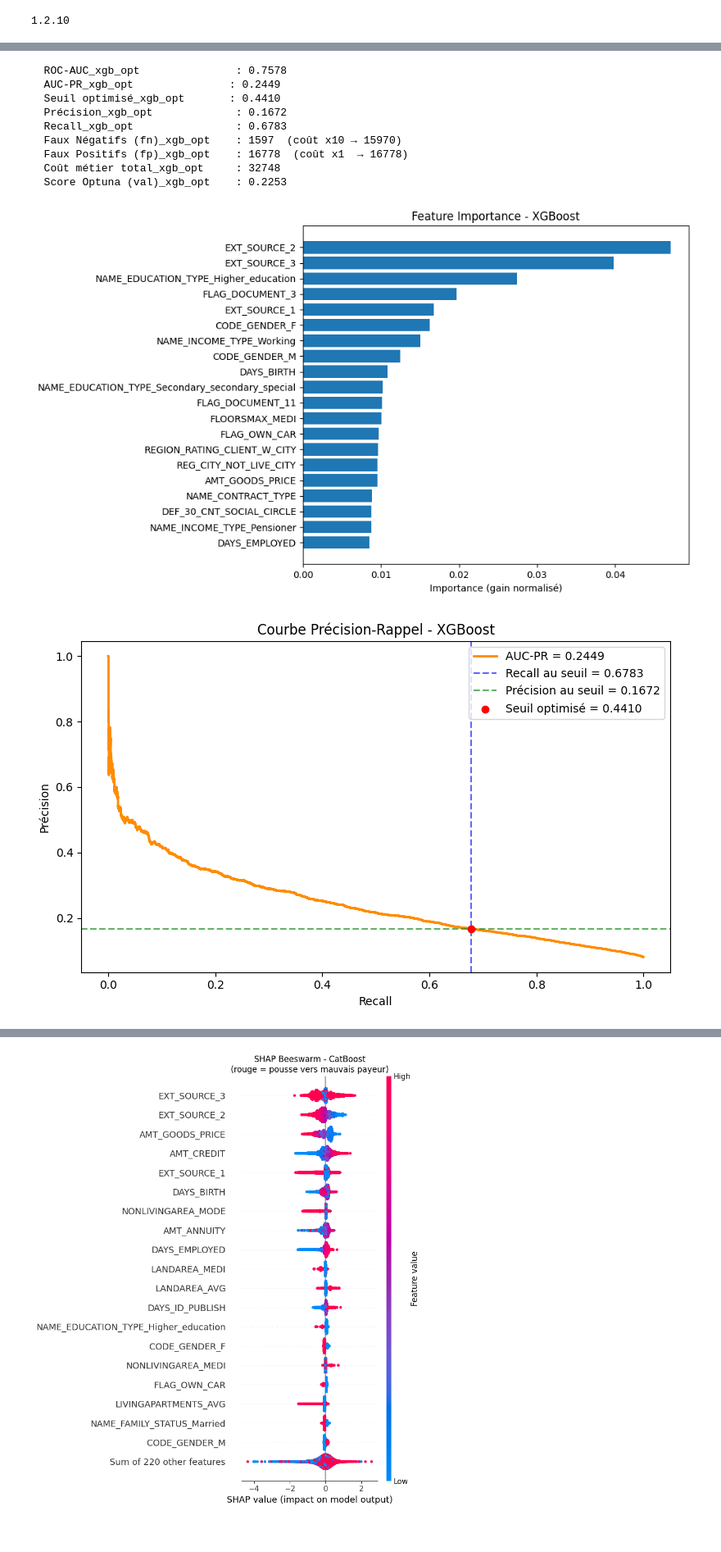
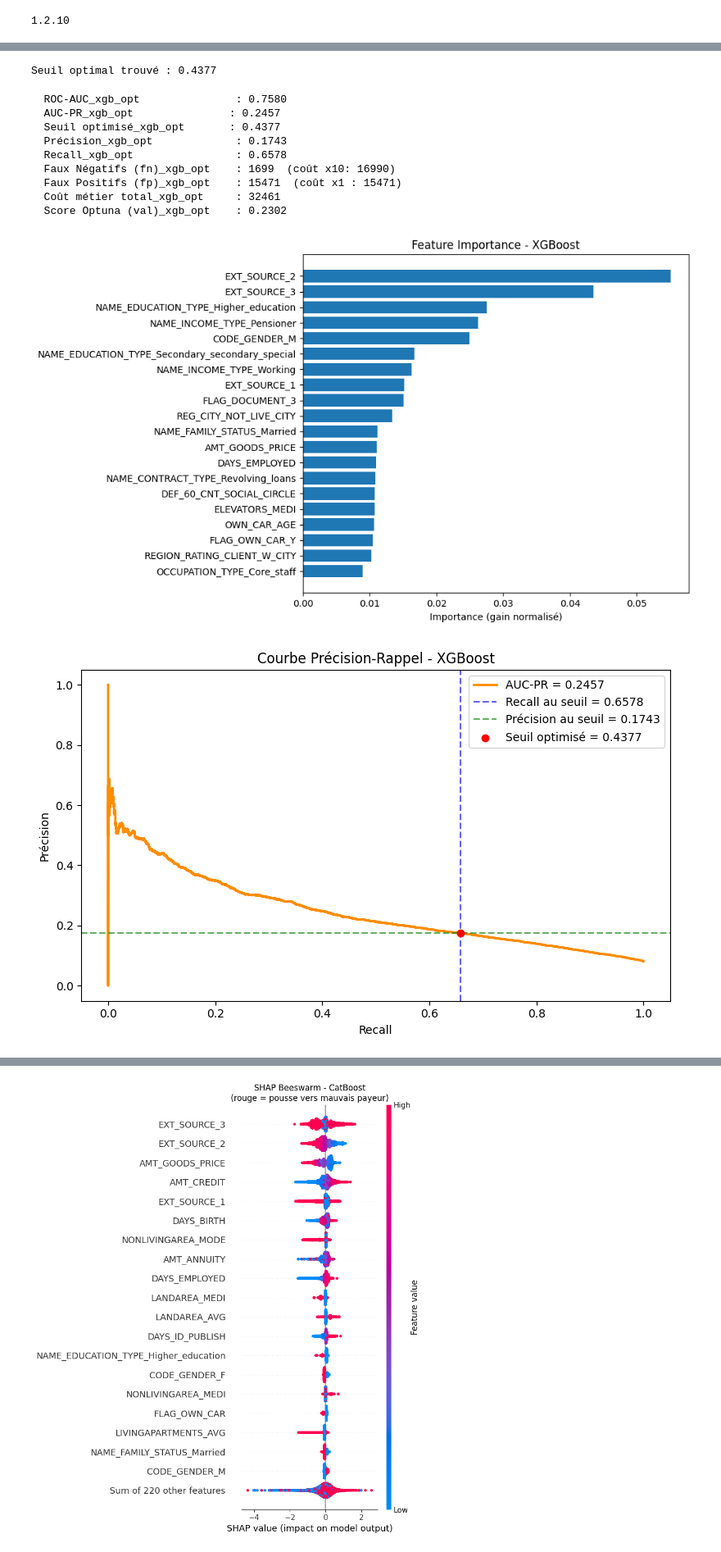
Before and after one commit to christophesallessacareau-boop/Initiez_vous_au_ML_Ops, a Jupyter notebook: main.ipynb, the cells around one changed output, grey strips where cells are left out. Shown at 82% size. Saved outputs shown, nothing was run; the diff lists cells and outputs as text; code cells hidden in the pictures.

```diff
--- a/main.ipynb
+++ b/main.ipynb
@@ -1051,5 +1045,4 @@ for name, score in sorted(results_auc_pr.items(), key=lambda x: x[1] if x[1] els
 # %%
-# Optuna + LightGBM + MLflow
 
 def objective(trial):
 
@@ -1106,10 +1099,10 @@ def cost_scorer(y_true, y_pred):
 scorer_metier = make_scorer(cost_scorer)
 
 # TunedThresholdClassifierCV trouve le seuil optimal
-model_best = lgb.LGBMClassifier(**best_params, n_estimators=50)
+model_best_lgb = lgb.LGBMClassifier(**best_params, n_estimators=50)
 
 tuned_lgb = TunedThresholdClassifierCV(
-    estimator=model_best,
+    estimator=model_best_lgb,
     scoring=scorer_metier,    # coût métier
     cv=skf,
     refit=True                # réentraîne sur tout X_train avec le seuil trouvé
@@ -1120,7 +1113,7 @@ tuned_lgb.fit(X_train, y_train)
 best_threshold_lgb_opt = tuned_lgb.best_threshold_
 print(f"Seuil optimal trouvé : {best_threshold_lgb_opt:.4f}")
 
-y_val_proba = model_best.predict_proba(X_val)[:, 1]
+y_val_proba = tuned_lgb.predict_proba(X_val)[:, 1]
 y_val_pred = tuned_lgb.predict(X_val)  # seuil appliqué automatiquement
 
 # Métriques métier sur le SET DE VALIDATION
@@ -1280,5 +1275,4 @@ Created version '1' of model 'LightGBM_Optuna_Optimized'.
 # %%
-# Optuna + XGBoost + MLflow
 
 def objective_xgb(trial):
 
@@ -1307,10 +1301,10 @@ def objective_xgb(trial):
 
     roc_auc = roc_auc_score(y_train, y_proba)
 
-    threshold = trial.suggest_float("threshold", 0.1, 0.9)
-    y_pred = (y_proba > threshold).astype(int)
+     # Seuil fixe à 0.5
+    y_pred_default = (y_proba > 0.5).astype(int)
 
-    tn, fp, fn, tp = confusion_matrix(y_train, y_pred).ravel()
+    tn, fp, fn, tp = confusion_matrix(y_train, y_pred_default).ravel()
     cost = fn * 10 + fp * 1
     score = roc_auc - (cost / len(y_train))
 
@@ -1321,15 +1315,34 @@ study_xgb = optuna.create_study(direction="maximize")
 study_xgb.optimize(objective_xgb, n_trials=20)
 
 best_params_xgb = study_xgb.best_params
-best_threshold_xgb = best_params_xgb.pop("threshold")
+
+# Scorer métier
+def cost_scorer(y_true, y_pred):
+    tn, fp, fn, tp = confusion_matrix(y_true, y_pred).ravel()
+    return -(fn * 10 + fp * 1)
+
+scorer_metier = make_scorer(cost_scorer)
+
+# TunedThresholdClassifierCV
 
 model_best_xgb = xgb.XGBClassifier(**best_params_xgb, verbosity=0)
-model_best_xgb.fit(X_train, y_train)
+tuned_xgb = TunedThresholdClassifierCV(
+    estimator=model_best_xgb,
+    scoring=scorer_metier,
+    cv=skf,
+    refit=True
+)
 
-y_val_proba_xgb = model_best_xgb.predict_proba(X_val)[:, 1]
-y_val_pred_xgb = (y_val_proba_xgb > best_threshold_xgb).astype(int)
+tuned_xgb.fit(X_train, y_train)
 
-# Métriques métier sur le SET DE VALIDATION
+best_threshold_xgb = tuned_xgb.best_threshold_
+print(f"Seuil optimal trouvé : {best_threshold_xgb:.4f}")
+
+
+# Métriques sur X_val
+y_val_proba_xgb = tuned_xgb.predict_proba(X_val)[:, 1]
+y_val_pred_xgb  = tuned_xgb.predict(X_val)        # seuil appliqué automatiquement
+
 roc_auc_xgb_opt = roc_auc_score(y_val, y_val_proba_xgb)
 
 tn_val_xgb_opt, fp_val_xgb_opt, fn_val_xgb_opt, tp_val_xgb_opt = confusion_matrix(y_val, y_val_pred_xgb).ravel()
@@ -1349,13 +1362,13 @@ print(f"  AUC-PR_xgb_opt               : {auc_pr_xgb_opt:.4f}")
 print(f"  Seuil optimisé_xgb_opt       : {best_threshold_xgb:.4f}")
 print(f"  Précision_xgb_opt             : {precision_xgb_opt:.4f}")
 print(f"  Recall_xgb_opt                : {recall_xgb_opt:.4f}")
-print(f"  Faux Négatifs (fn)_xgb_opt    : {fn_val_xgb_opt}  (coût x10 → {fn_val_xgb_opt * 10})")
-print(f"  Faux Positifs (fp)_xgb_opt    : {fp_val_xgb_opt}  (coût x1  → {fp_val_xgb_opt * 1})")
+print(f"  Faux Négatifs (fn)_xgb_opt    : {fn_val_xgb_opt}  (coût x10: {fn_val_xgb_opt * 10})")
+print(f"  Faux Positifs (fp)_xgb_opt    : {fp_val_xgb_opt}  (coût x1 : {fp_val_xgb_opt * 1})")
 print(f"  Coût métier total_xgb_opt     : {cost_val_xgb_opt}")
 print(f"  Score Optuna (val)_xgb_opt    : {score_val_xgb_opt:.4f}")
 
 # Feature Importance XGBoost
-feature_importance = model_best_xgb.feature_importances_
+feature_importance = tuned_xgb.estimator_.feature_importances_
 feature_names = X_train.columns
 
 # Tri par importance décroissante
@@ -1390,7 +1403,7 @@ plt.tight_layout()
 plt.show()
 
 # mlflow
-with mlflow.start_run(run_name="XGBoost_Optuna_Optimized") as run:
+with mlflow.start_run(run_name="XGBoost_Optuna_TunedThreshold") as run:
     mlflow.log_params(best_params_xgb)
     mlflow.log_param("optimized_threshold_xgb", best_threshold_xgb)
 
@@ -1403,7 +1416,8 @@ with mlflow.start_run(run_name="XGBoost_Optuna_Optimized") as run:
     mlflow.log_metric("cost_xgb_opt", cost_val_xgb_opt)
     mlflow.log_metric("score_xgb_opt", score_val_xgb_opt)
 
-    mlflow.xgboost.log_model(model_best_xgb, "model")
+    # wrapper sklearn:
+    mlflow.sklearn.log_model(tuned_xgb, "model")
 
     # Feature importance figure
     fig, ax = plt.subplots(figsize=(10, 6))
@@ -1436,6 +1450,6 @@ with mlflow.start_run(run_name="XGBoost_Optuna_Optimized") as run:
 # Register
 mlflow.register_model(
     f"runs:/{run_id}/model",
-    "XGBoost_Optuna_Optimized"
+    "XGBoost_Optuna_TunedThreshold"
 )
 # %% [output]
@@ -1459,11 +1473,12 @@ mlflow.register_model(
-  ROC-AUC_xgb_opt               : 0.7578
-  AUC-PR_xgb_opt               : 0.2449
-  Seuil optimisé_xgb_opt       : 0.4410
-  Précision_xgb_opt             : 0.1672
-  Recall_xgb_opt                : 0.6783
-  Faux Négatifs (fn)_xgb_opt    : 1597  (coût x10 → 15970)
-  Faux Positifs (fp)_xgb_opt    : 16778  (coût x1  → 16778)
-  Coût métier total_xgb_opt     : 32748
-  Score Optuna (val)_xgb_opt    : 0.2253
+Seuil optimal trouvé : 0.4377
+  ROC-AUC_xgb_opt               : 0.7580
+  AUC-PR_xgb_opt               : 0.2457
+  Seuil optimisé_xgb_opt       : 0.4377
+  Précision_xgb_opt             : 0.1743
+  Recall_xgb_opt                : 0.6578
+  Faux Négatifs (fn)_xgb_opt    : 1699  (coût x10: 16990)
+  Faux Positifs (fp)_xgb_opt    : 15471  (coût x1 : 15471)
+  Coût métier total_xgb_opt     : 32461
+  Score Optuna (val)_xgb_opt    : 0.2302
-[figure, old version]
+[figure, new version]
-[figure, old version]
+[figure, new version]
```
Also changed, not shown: parts of 110 cells of this notebook.
